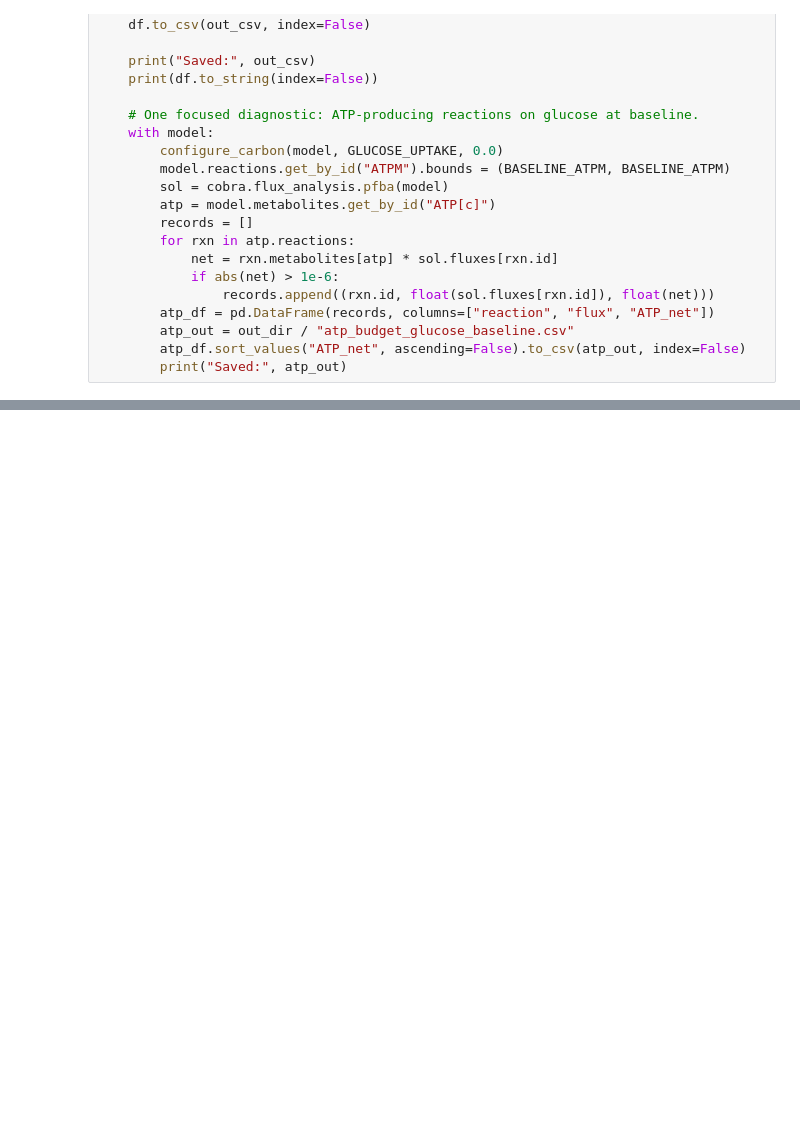
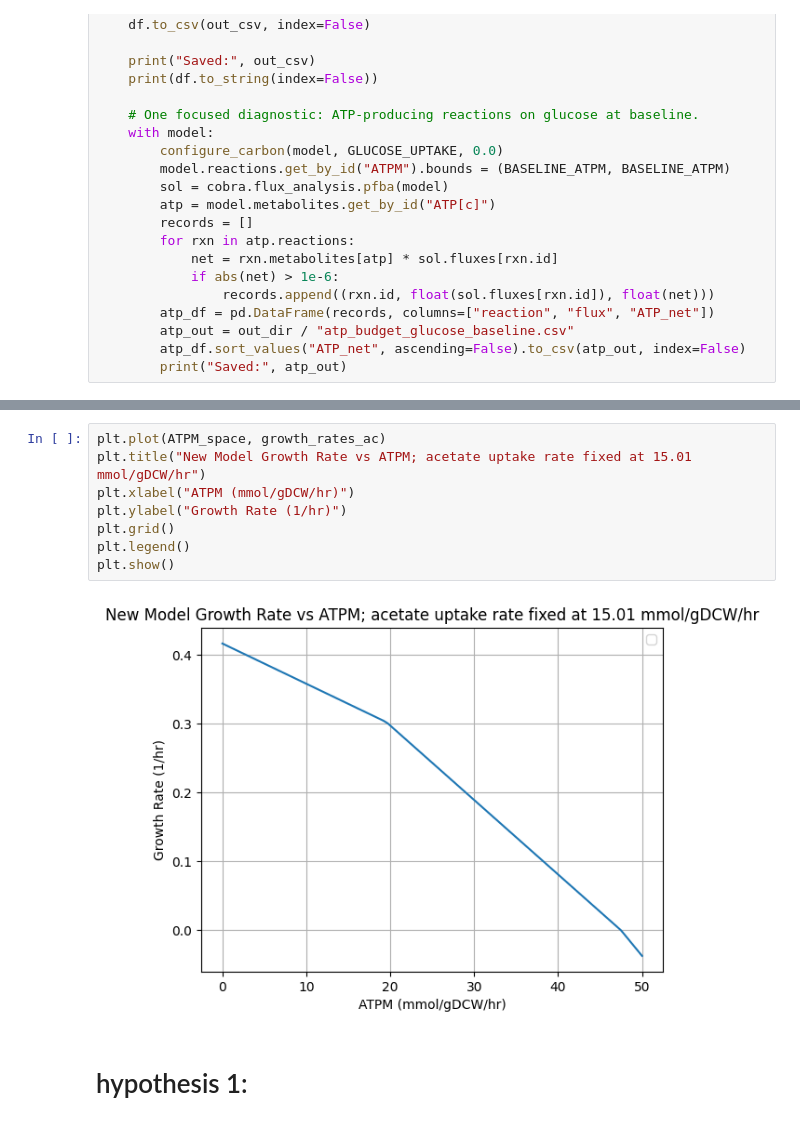
Before and after one commit to C-CoMP-STC/rpom-fba, a Jupyter notebook: notebooks/more_glucose_hypotheses.ipynb, the cells around one changed output, grey strips where cells are left out. Saved outputs shown, nothing was run; the diff lists cells and outputs as text; blank space fills up the shorter version.

```diff
--- a/notebooks/more_glucose_hypotheses.ipynb
+++ b/notebooks/more_glucose_hypotheses.ipynb
@@ -228,3 +302,15 @@ model.reactions.get_by_id("NADH-DEHYDROG-A-RXN")
+# %%
+plt.plot(ATPM_space, growth_rates_ac)
+plt.title("New Model Growth Rate vs ATPM; acetate uptake rate fixed at 15.01 mmol/gDCW/hr")
+plt.xlabel("ATPM (mmol/gDCW/hr)")
+plt.ylabel("Growth Rate (1/hr)")
+plt.grid()
+plt.legend()
+plt.show()
+# %% [output]
+[figure, added]
+# %% [markdown]
+# hypothesis 1:
 # %%
 ATPM_space = np.linspace(0,50,100)
 growth_rates = []
```
Also changed, not shown: parts of 13 cells of this notebook, 17 other files.
